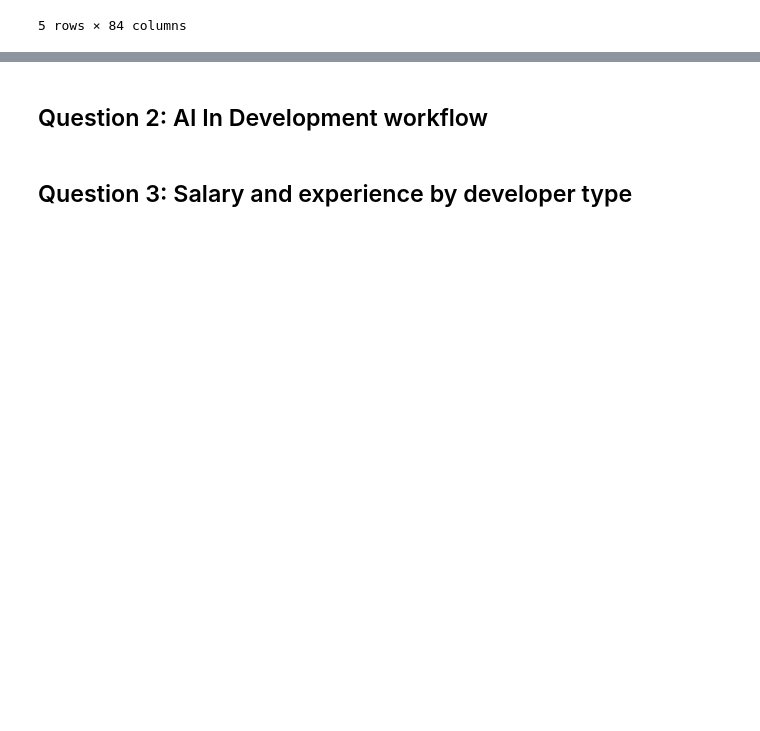
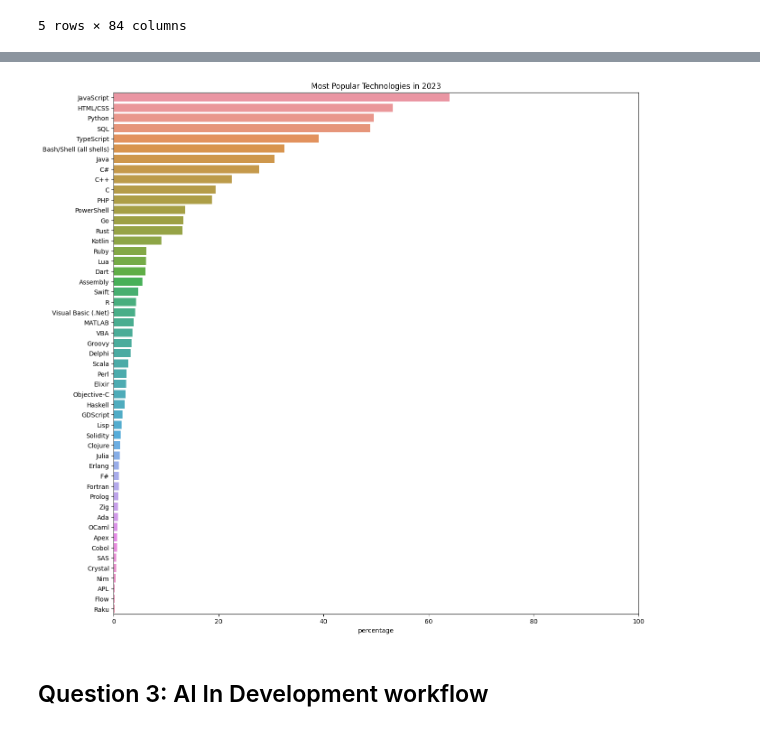
Before and after one commit to quangdungluong/data-scientist-udacity, a Jupyter notebook: Writing-a-Data-Scientist-Blog-Post/stack-overflow-developer-survey-2023.ipynb, the cells around one changed output, grey strips where cells are left out. Drawn from its saved outputs; the diff is of its cells as text; code cells hidden in the pictures; blank space fills up the shorter version.

```diff
--- a/Writing-a-Data-Scientist-Blog-Post/stack-overflow-developer-survey-2023.ipynb
+++ b/Writing-a-Data-Scientist-Blog-Post/stack-overflow-developer-survey-2023.ipynb
@@ -33,0 +16,11 @@ Index(['ResponseId', 'Q120', 'MainBranch', 'Age', 'Employment', 'RemoteWork',
+# %%
+def split_multi_col(column):
+    df = column.to_frame()
+    values = []
+    for idx, items in column[column.notnull()].iteritems():
+        for item in items.split(';'):
+            if item not in df.columns:
+                values.append(item)
+                df[item] = False
+            df.at[idx, item] = True
+    return df[column.notnull()][values]
@@ -35,0 +59,4 @@ Index(['ResponseId', 'Q120', 'MainBranch', 'Age', 'Employment', 'RemoteWork',
+# %%
+language_have_worked_with_df = split_multi_col(survey["LanguageHaveWorkedWith"])
+languages_worked_percentages = language_have_worked_with_df.mean().sort_values(ascending=False) * 100
+language_have_worked_with_df.head()
@@ -36,4 +71,11 @@ Index(['ResponseId', 'Q120', 'MainBranch', 'Age', 'Employment', 'RemoteWork',
+# %%
+plt.figure(figsize=(15, 15))
+gfg = sns.barplot(x=languages_worked_percentages, y=languages_worked_percentages.index)
+gfg.set_xlim(0, 100)
+plt.title("Most Popular Technologies in 2023");
+plt.xlabel('percentage');
+plt.savefig("most-technologies.png", bbox_inches='tight')
+# %% [output]
+[figure, added]
 # %% [markdown]
-## Question 2: AI In Development workflow
+## Question 3: AI In Development workflow
-# %% [markdown]
-## Question 3: Salary and experience by developer type
```
Also changed, not shown: parts of 10 cells of this notebook, 3 other files.
